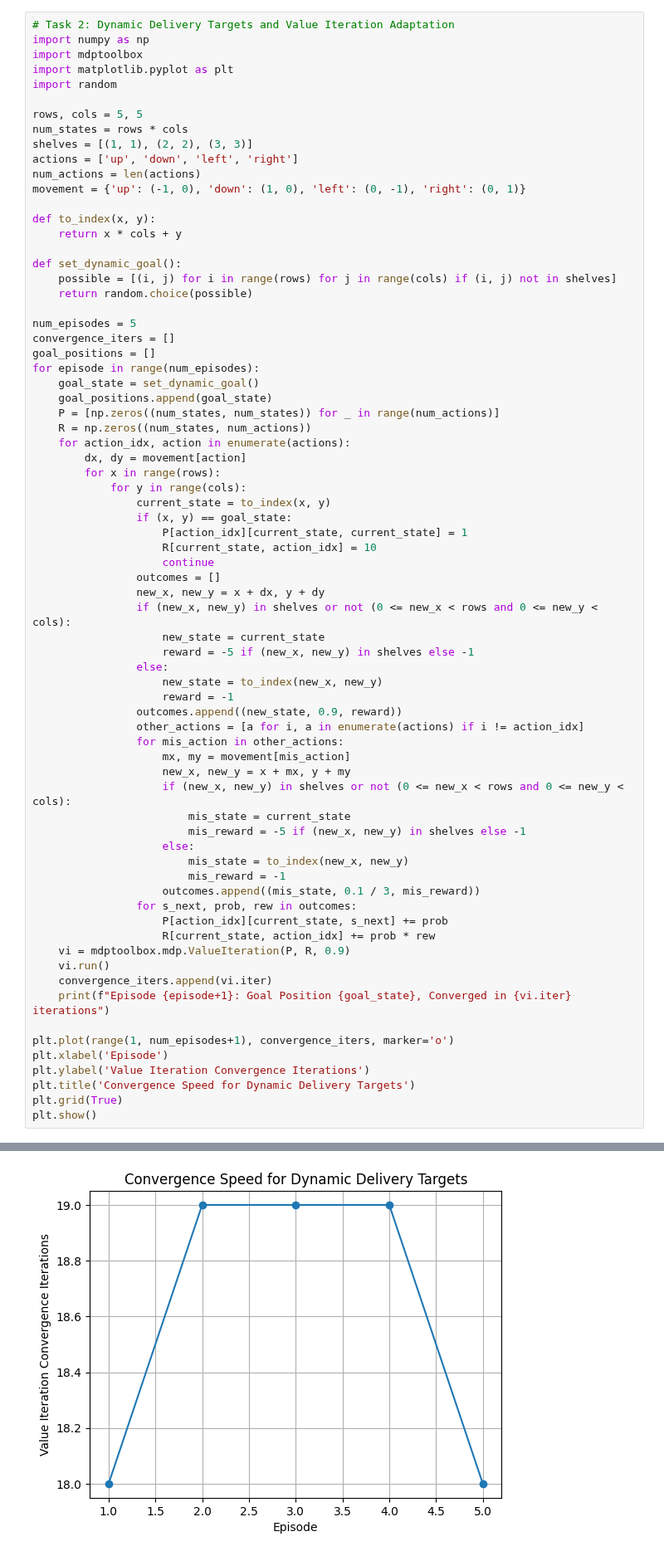
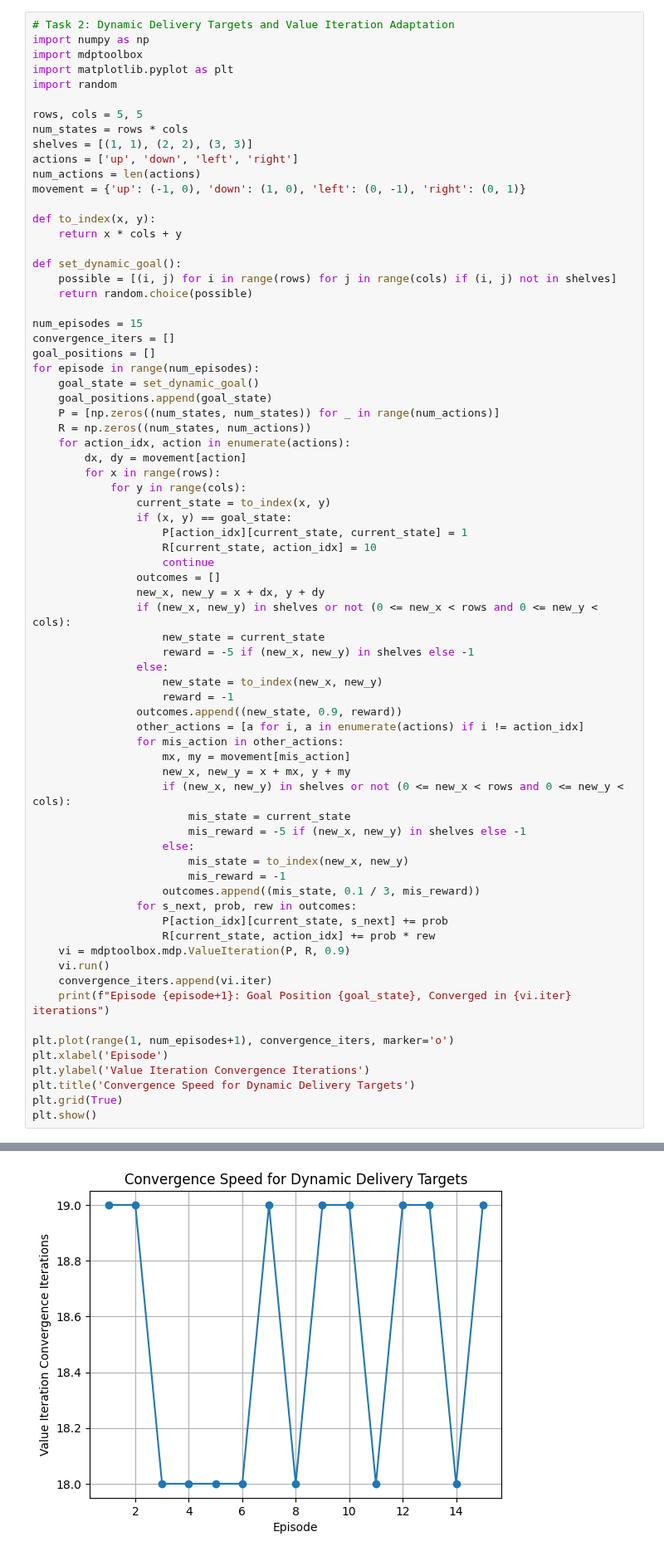
Before and after one commit to S-Prasad-M/Reinforcement-Lab-Exps, a Jupyter notebook: RL_Lab3_Work.ipynb, the cells around one changed output, grey strips where cells are left out. Shown at 83% size. Saved outputs shown, nothing was run; the diff lists cells and outputs as text.

```diff
--- a/RL_Lab3_Work.ipynb
+++ b/RL_Lab3_Work.ipynb
@@ -312,7 +312,7 @@ def set_dynamic_goal():
     possible = [(i, j) for i in range(rows) for j in range(cols) if (i, j) not in shelves]
     return random.choice(possible)
 
-num_episodes = 5
+num_episodes = 15
 convergence_iters = []
 goal_positions = []
 for episode in range(num_episodes):
@@ -372,4 +382,4 @@ Episode 5: Goal Position (4, 1), Converged in 18 iterations
-[figure, old version]
+[figure, new version]
 # %% [markdown]
 ## Task 3: Simulate Human Worker Zones with Time-Dependent Penalties
 
```
Also changed, not shown: parts of 1 cell of this notebook.
